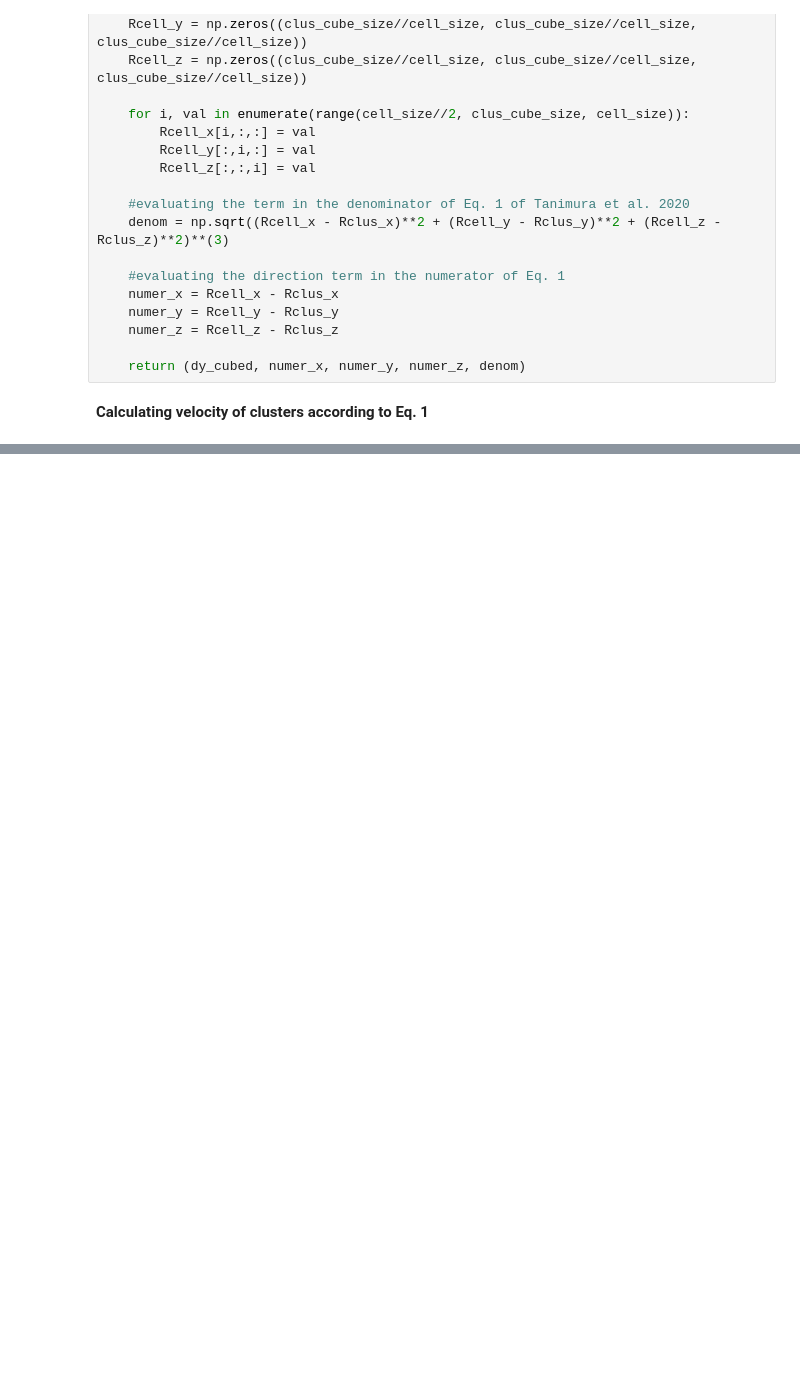
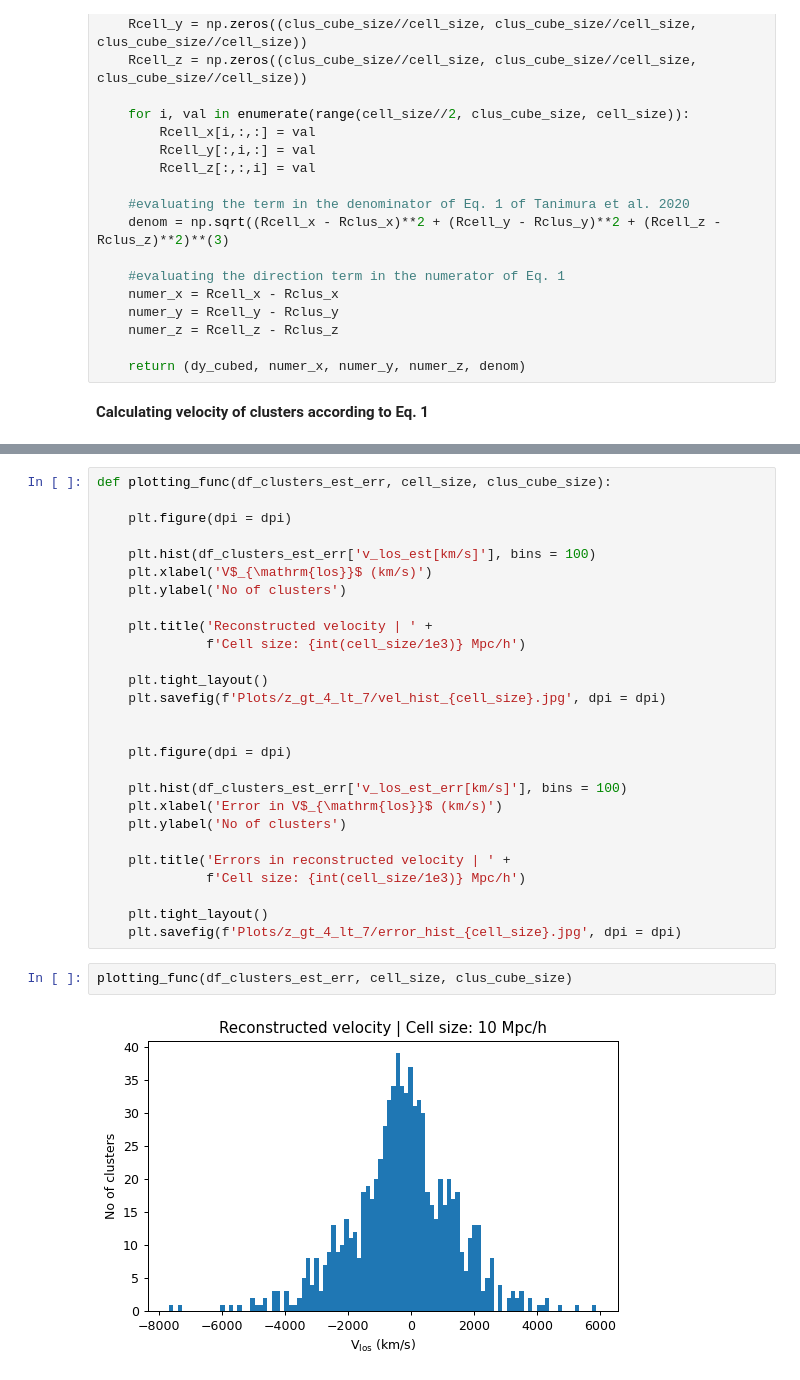
Before and after one commit to awaismirza92/velocity-reconstruction-and-kinetic-SZ, a Jupyter notebook: codes_for_ACT/ACT_vel_calc.ipynb, the cells around one changed output, grey strips where cells are left out. Saved outputs shown, nothing was run; the diff lists cells and outputs as text; blank space fills up the shorter version.

```diff
--- a/codes_for_ACT/ACT_vel_calc.ipynb
+++ b/codes_for_ACT/ACT_vel_calc.ipynb
@@ -286,0 +342,31 @@ def egde_gals_counter(clus, radius):
+# %%
+def plotting_func(df_clusters_est_err, cell_size, clus_cube_size):
+
+    plt.figure(dpi = dpi)
+
+    plt.hist(df_clusters_est_err['v_los_est[km/s]'], bins = 100)
+    plt.xlabel('V$_{\mathrm{los}}$ (km/s)')
+    plt.ylabel('No of clusters')
+
+    plt.title('Reconstructed velocity | ' +
+              f'Cell size: {int(cell_size/1e3)} Mpc/h')
+
+    plt.tight_layout()
+    plt.savefig(f'Plots/z_gt_4_lt_7/vel_hist_{cell_size}.jpg', dpi = dpi)
+
+
+    plt.figure(dpi = dpi)
+
+    plt.hist(df_clusters_est_err['v_los_est_err[km/s]'], bins = 100)
+    plt.xlabel('Error in V$_{\mathrm{los}}$ (km/s)')
+    plt.ylabel('No of clusters')
+
+    plt.title('Errors in reconstructed velocity | ' +
+              f'Cell size: {int(cell_size/1e3)} Mpc/h')
+
+    plt.tight_layout()
+    plt.savefig(f'Plots/z_gt_4_lt_7/error_hist_{cell_size}.jpg', dpi = dpi)
+# %%
+plotting_func(df_clusters_est_err, cell_size, clus_cube_size)
+# %% [output]
+[figure, added]
```
Also changed, not shown: parts of 17 cells of this notebook.
